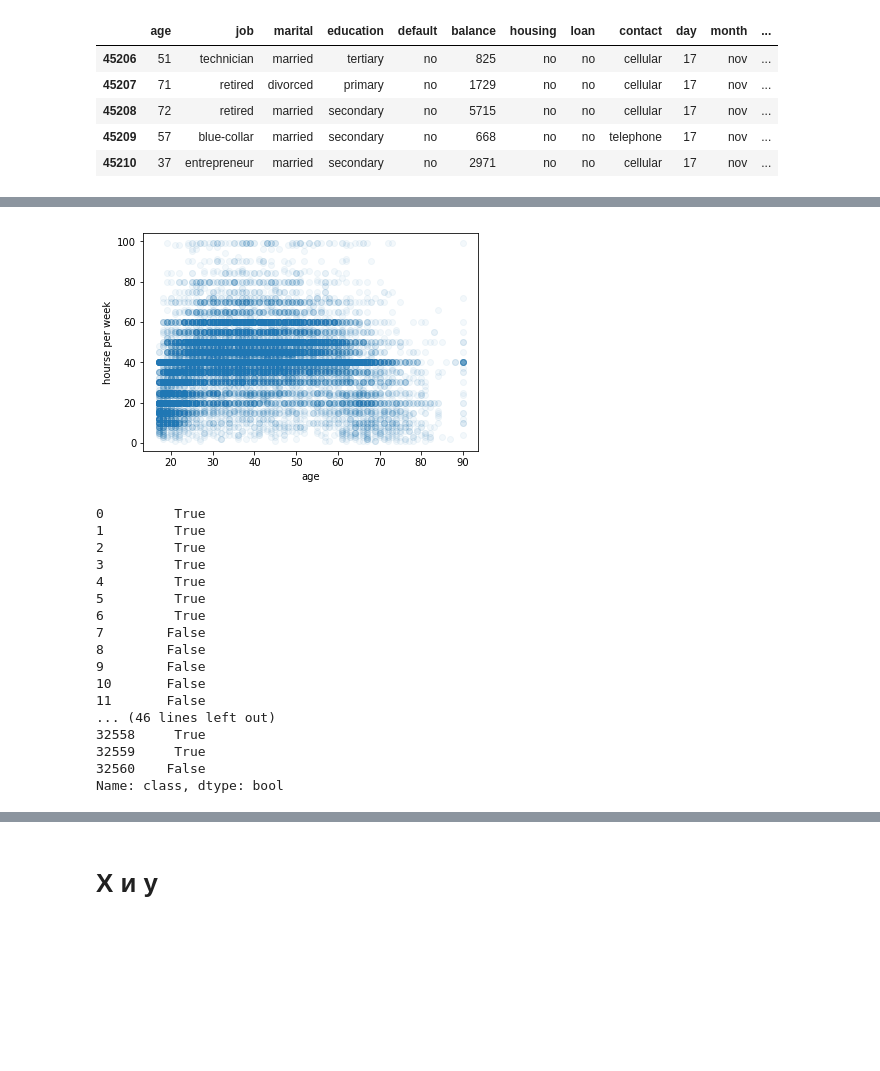
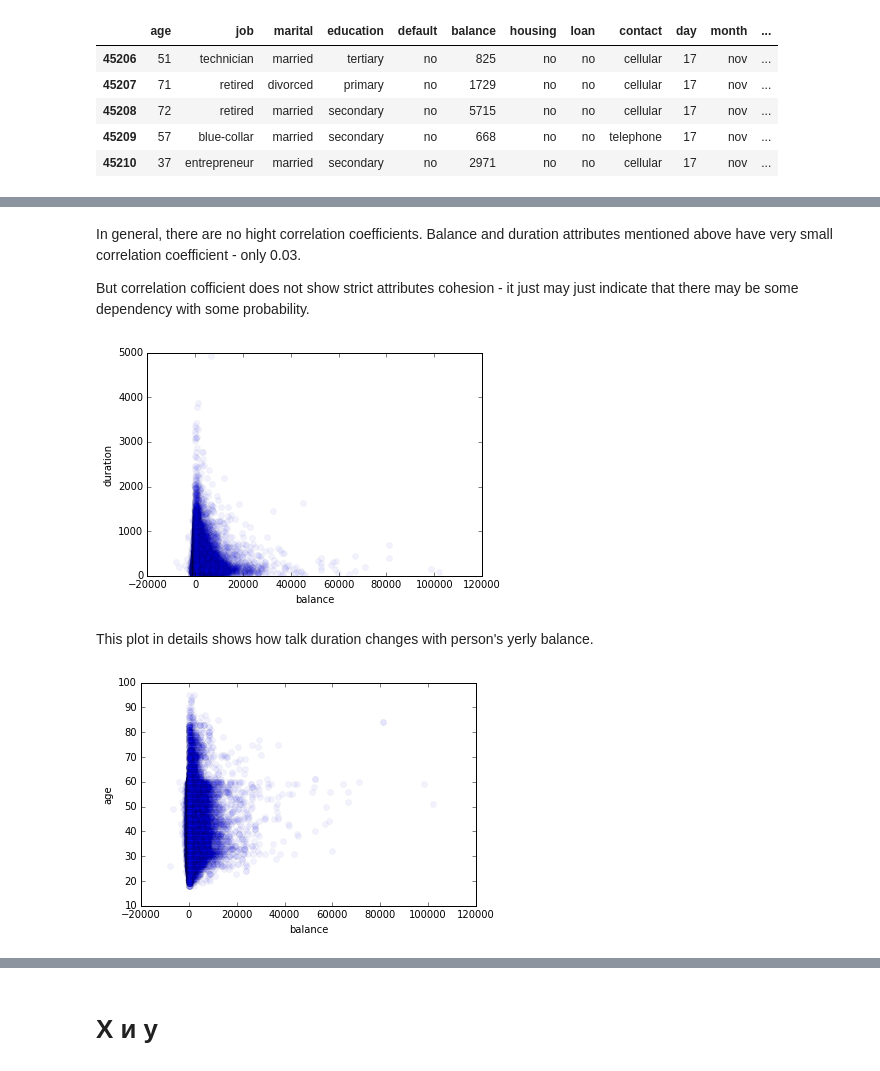
Before and after one commit to joistick11/data-mining-course, a Jupyter notebook: 19-02. Adult.ipynb, the cells around one changed output, grey strips where cells are left out. Saved outputs shown, nothing was run; the diff lists cells and outputs as text; code cells hidden in the pictures; blank space fills up the shorter version.

```diff
--- a/19-02. Adult.ipynb
+++ b/19-02. Adult.ipynb
@@ -163,27 +112,20 @@ data.corr()
+# %% [markdown]
+In general, there are no hight correlation coefficients. Balance and duration attributes mentioned above have very small correlation coefficient - only 0.03.
+
+But correlation cofficient does not show strict attributes cohesion - it just may just indicate that there may be some dependency with some probability.
 # %%
-plt.plot(data['age'], data['hours-per-week'], 'o', alpha = 0.05)
-plt.xlabel('age')
-plt.ylabel('hourse per week')
+plt.plot(data['balance'], data['duration'], 'o', alpha = 0.05)
+plt.xlabel('balance')
+plt.ylabel('duration')
 pass
 # %% [output]
-[figure, old version]
+[figure, new version]
-# %%
-data['class'] == '<=50K'
-# %% [output]
-0         True
-1         True
-2         True
-3         True
-4         True
-5         True
-6         True
-7        False
-8        False
-9        False
-10       False
-11       False
-... (46 lines left out)
-32558     True
-32559     True
-32560    False
-Name: class, dtype: bool
+# %% [markdown]
+This plot in details shows how talk duration changes with person's yerly balance.
+# %%
+plt.plot(data['balance'], data['age'], 'o', alpha = 0.05)
+plt.xlabel('balance')
+plt.ylabel('age')
+pass
+# %% [output]
+[figure, added]
```
Also changed, not shown: parts of 103 cells of this notebook.
